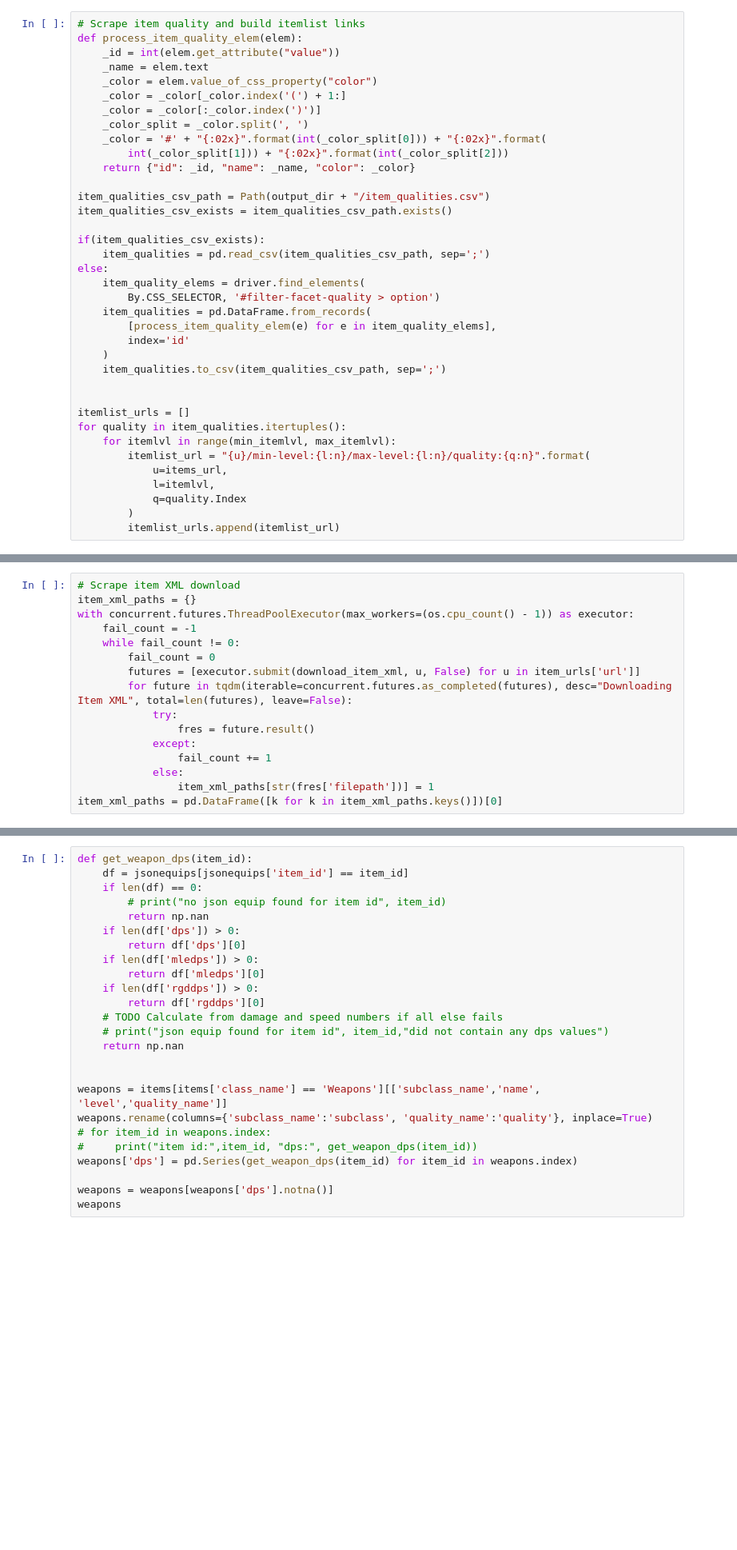
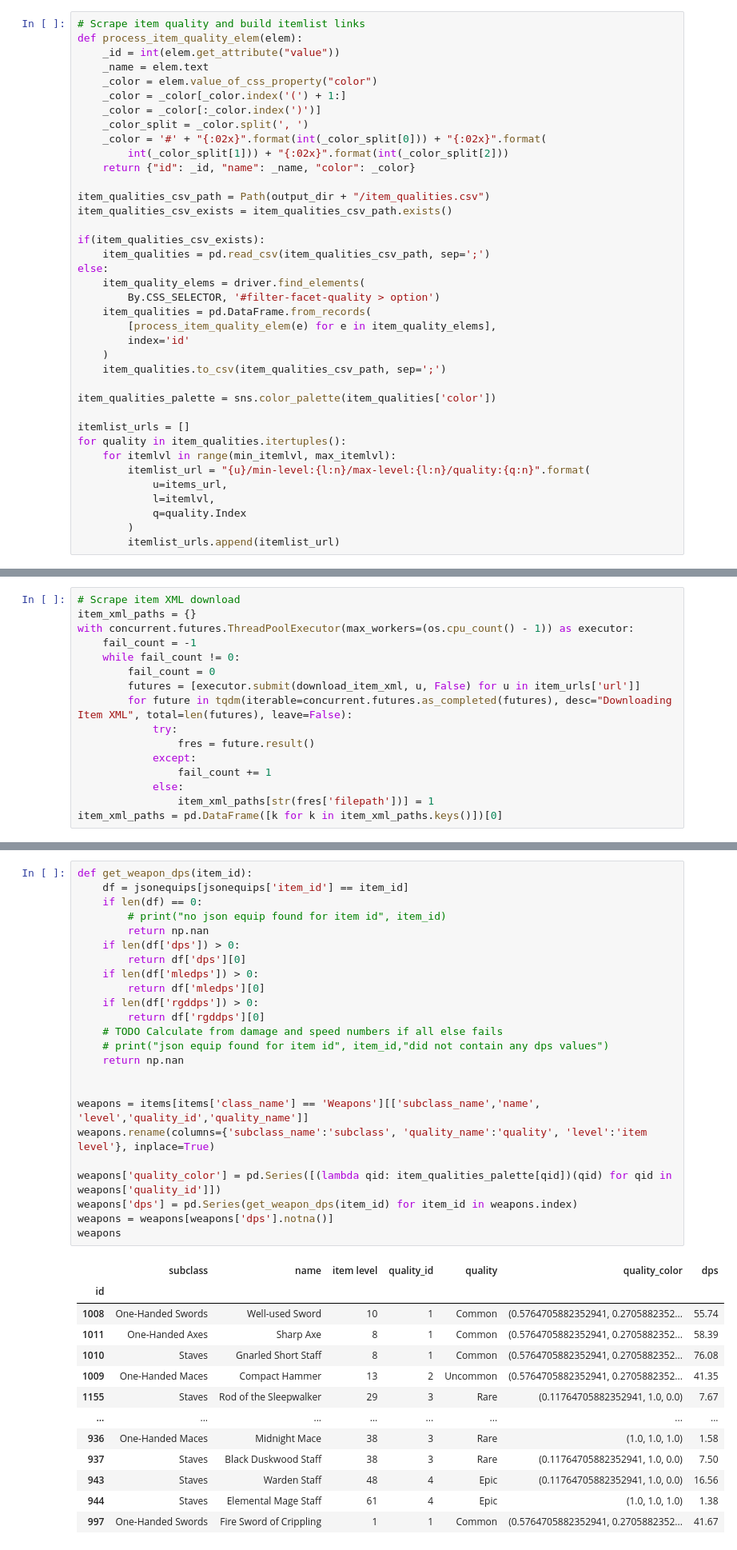
Before and after one commit to ProfessorLagg/H5-Python2-WebScraper, a Jupyter notebook: scraper.ipynb, the cells around one changed output, grey strips where cells are left out. Shown at 80% size. Cells and saved outputs as stored; diff of their text form; blank space fills up the shorter version.

```diff
--- a/scraper.ipynb
+++ b/scraper.ipynb
@@ -67,6 +69,7 @@ else:
     )
     item_qualities.to_csv(item_qualities_csv_path, sep=';')
 
+item_qualities_palette = sns.color_palette(item_qualities['color'])
 
 itemlist_urls = []
 for quality in item_qualities.itertuples():
@@ -228,25 +245,38 @@ jsonequips
 # %%
 def get_weapon_dps(item_id):
     df = jsonequips[jsonequips['item_id'] == item_id]
     if len(df) == 0:
         # print("no json equip found for item id", item_id)
         return np.nan
     if len(df['dps']) > 0:
         return df['dps'][0]
     if len(df['mledps']) > 0:
         return df['mledps'][0]
     if len(df['rgddps']) > 0:
         return df['rgddps'][0]
     # TODO Calculate from damage and speed numbers if all else fails
     # print("json equip found for item id", item_id,"did not contain any dps values")
     return np.nan
 
 
-weapons = items[items['class_name'] == 'Weapons'][['subclass_name','name', 'level','quality_name']]
-weapons.rename(columns={'subclass_name':'subclass', 'quality_name':'quality'}, inplace=True)
-# for item_id in weapons.index:
-#     print("item id:",item_id, "dps:", get_weapon_dps(item_id))
+weapons = items[items['class_name'] == 'Weapons'][['subclass_name','name', 'level','quality_id','quality_name']]
+weapons.rename(columns={'subclass_name':'subclass', 'quality_name':'quality', 'level':'item level'}, inplace=True)
+
+weapons['quality_color'] = pd.Series([(lambda qid: item_qualities_palette[qid])(qid) for qid in weapons['quality_id']])
 weapons['dps'] = pd.Series(get_weapon_dps(item_id) for item_id in weapons.index)
-
 weapons = weapons[weapons['dps'].notna()]
 weapons
+# %% [output]
+|  | subclass | name | item level | quality_id | quality | quality_color | dps |
+| id |  |  |  |  |  |  |  |
+| 1008 | One-Handed Swords | Well-used Sword | 10 | 1 | Common | (0.5764705882352941, 0.2705882352... | 55.74 |
+| 1011 | One-Handed Axes | Sharp Axe | 8 | 1 | Common | (0.5764705882352941, 0.2705882352... | 58.39 |
+| 1010 | Staves | Gnarled Short Staff | 8 | 1 | Common | (0.5764705882352941, 0.2705882352... | 76.08 |
+| 1009 | One-Handed Maces | Compact Hammer | 13 | 2 | Uncommon | (0.5764705882352941, 0.2705882352... | 41.35 |
+| 1155 | Staves | Rod of the Sleepwalker | 29 | 3 | Rare | (0.11764705882352941, 1.0, 0.0) | 7.67 |
+| ... | ... | ... | ... | ... | ... | ... | ... |
+| 936 | One-Handed Maces | Midnight Mace | 38 | 3 | Rare | (1.0, 1.0, 1.0) | 1.58 |
+| 937 | Staves | Black Duskwood Staff | 38 | 3 | Rare | (0.11764705882352941, 1.0, 0.0) | 7.50 |
+| 943 | Staves | Warden Staff | 48 | 4 | Epic | (0.11764705882352941, 1.0, 0.0) | 16.56 |
+| 944 | Staves | Elemental Mage Staff | 61 | 4 | Epic | (1.0, 1.0, 1.0) | 1.38 |
+| 997 | One-Handed Swords | Fire Sword of Crippling | 1 | 1 | Common | (0.5764705882352941, 0.2705882352... | 41.67 |
```
Also changed, not shown: parts of 6 cells of this notebook.
